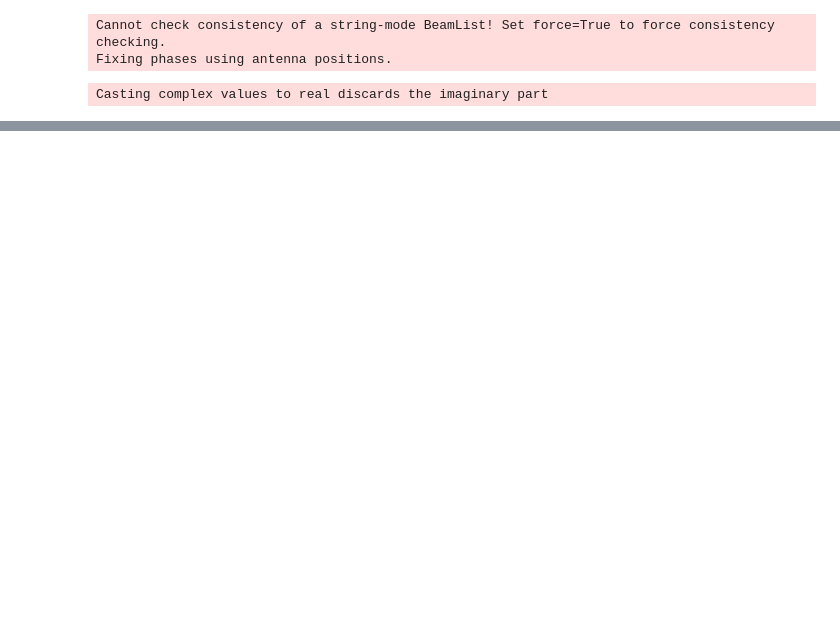
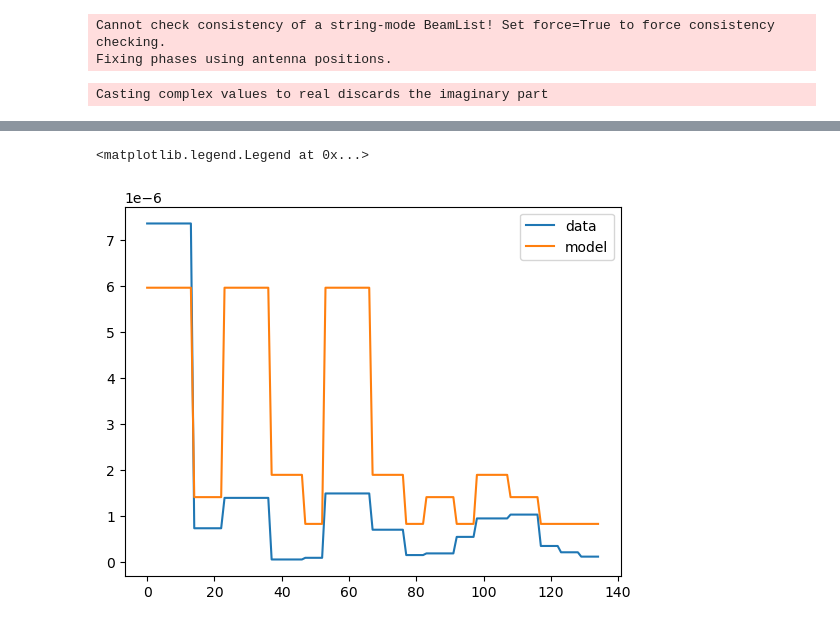
Before and after one commit to r-pascua/corrcal, a Jupyter notebook: docs/tutorials/Diffuse with Airy Beam.ipynb, the cells around one changed output, grey strips where cells are left out. Cells and saved outputs as stored; diff of their text form; code cells hidden in the pictures; blank space fills up the shorter version.

```diff
--- a/docs/tutorials/Diffuse with Airy Beam.ipynb
+++ b/docs/tutorials/Diffuse with Airy Beam.ipynb
@@ -457,0 +458,10 @@ nll(result.x/scale, cov, data, phs_norm_fac=np.inf)
+# %%
+data_var = np.diag(np.outer(data, data.conj())).real
+diff_var = np.diag(diff_mat @ diff_mat.T.conj()).real
+# %%
+plt.plot(data_var, label='data')
+plt.plot(diff_var, label='model')
+plt.legend()
+# %% [output]
+<matplotlib.legend.Legend at 0x...>
+[figure, added]
```
Also changed, not shown: parts of 8 cells of this notebook, 2 other files.
